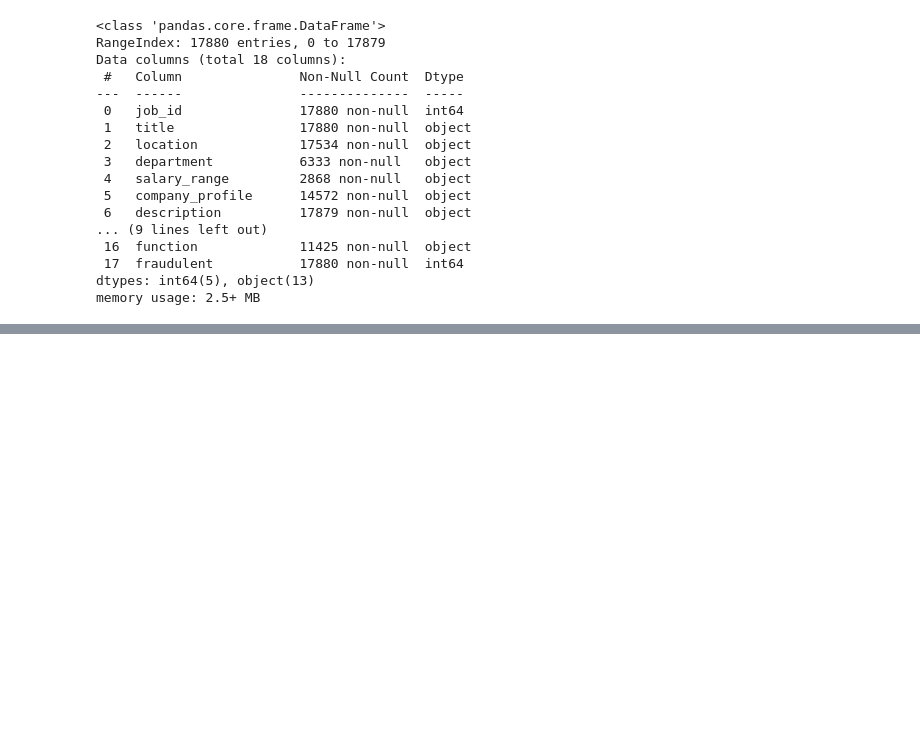
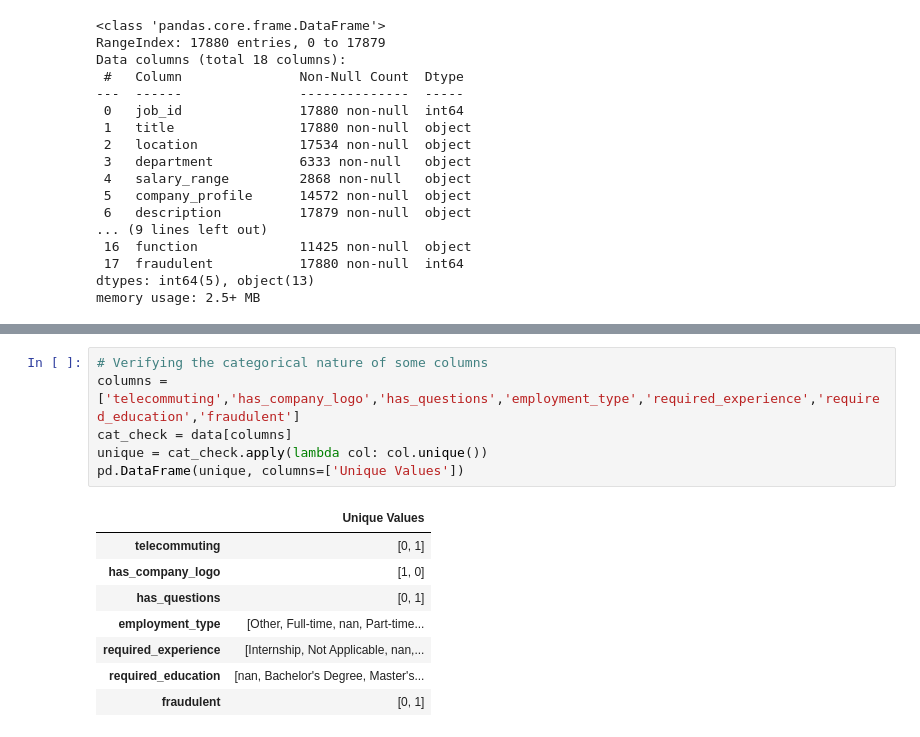
Before and after one commit to dianjin0407/BA820-Group4-Job-Listing-Integrity-Investigation, a Jupyter notebook: BA820_B1_Group4_Deliverable2.ipynb, the cells around one changed output, grey strips where cells are left out. Cells and saved outputs as stored; diff of their text form; blank space fills up the shorter version.

```diff
--- a/BA820_B1_Group4_Deliverable2.ipynb
+++ b/BA820_B1_Group4_Deliverable2.ipynb
@@ -122,0 +163,15 @@ memory usage: 2.5+ MB
+# %%
+# Verifying the categorical nature of some columns
+columns = ['telecommuting','has_company_logo','has_questions','employment_type','required_experience','required_education','fraudulent']
+cat_check = data[columns]
+unique = cat_check.apply(lambda col: col.unique())
+pd.DataFrame(unique, columns=['Unique Values'])
+# %% [output]
+|  | Unique Values |
+| telecommuting | [0, 1] |
+| has_company_logo | [1, 0] |
+| has_questions | [0, 1] |
+| employment_type | [Other, Full-time, nan, Part-time... |
+| required_experience | [Internship, Not Applicable, nan,... |
+| required_education | [nan, Bachelor's Degree, Master's... |
+| fraudulent | [0, 1] |
```
Also changed, not shown: parts of 21 cells of this notebook.
